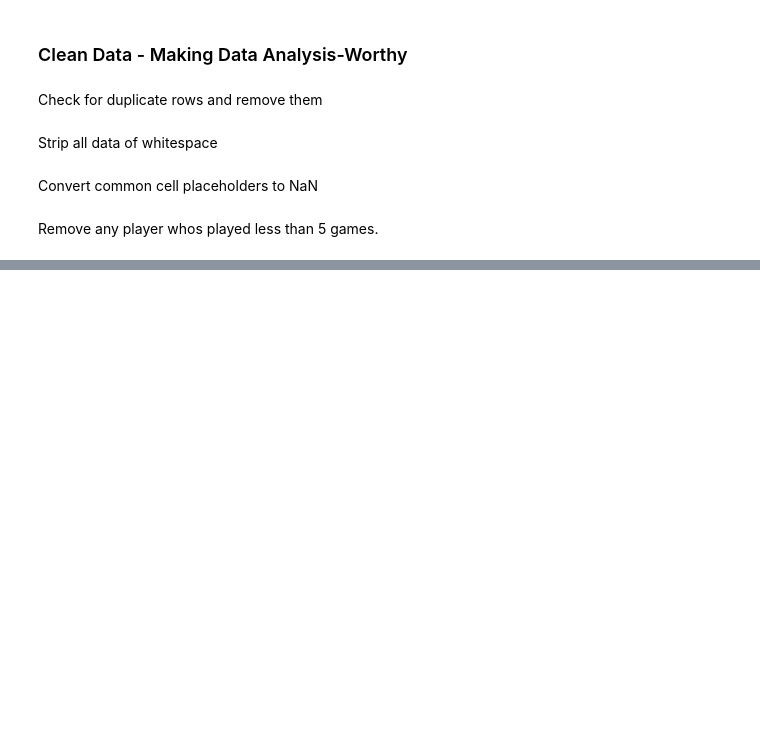
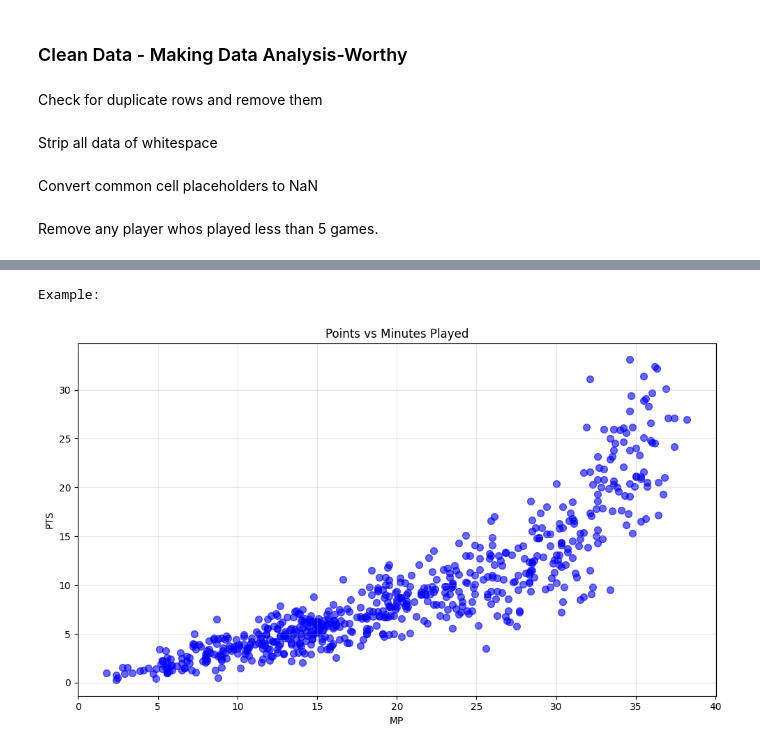
Before and after one commit to Konrad-Rejman/CS4042-Assessment-2, a Jupyter notebook: main.ipynb, the cells around one changed output, grey strips where cells are left out. Cells and saved outputs as stored; diff of their text form; code cells hidden in the pictures; blank space fills up the shorter version.

```diff
--- a/main.ipynb
+++ b/main.ipynb
@@ -461,20 +487,24 @@ def create_bar_graph(df, x_column, title=None, xlabel=None, ylabel='Frequency',
 # %%
 def create_scatter_plot(df, x_column, y_column, title=None, xlabel=None, ylabel=None,
                        figsize=(10, 6), color='blue', alpha=0.6, s=50):
 
     clean_df = df[[x_column, y_column]].dropna()
 
     plt.figure(figsize=figsize)
     plt.scatter(clean_df[x_column], clean_df[y_column], color=color, alpha=alpha, s=s)
     plt.xlabel(xlabel if xlabel else x_column)
     plt.ylabel(ylabel if ylabel else y_column)
     plt.title(title if title else f'{y_column} vs {x_column}')
     plt.grid(True, alpha=0.3)
     plt.tight_layout()
     plt.show()
 
-#run as not comment for example
-#create_scatter_plot(p, 'MP', 'PTS', title='Points vs Minutes Played')
+# Example
+print("Example:")
+create_scatter_plot(p, 'MP', 'PTS', title='Points vs Minutes Played')
+# %% [output]
+Example:
+[figure, added]
 # %%
 def visualize_player_shooting_positions(df, player_name, figsize=(6, 6)):
     player_data = df[df['Player'] == player_name]
```
Also changed, not shown: parts of 4 cells of this notebook.
